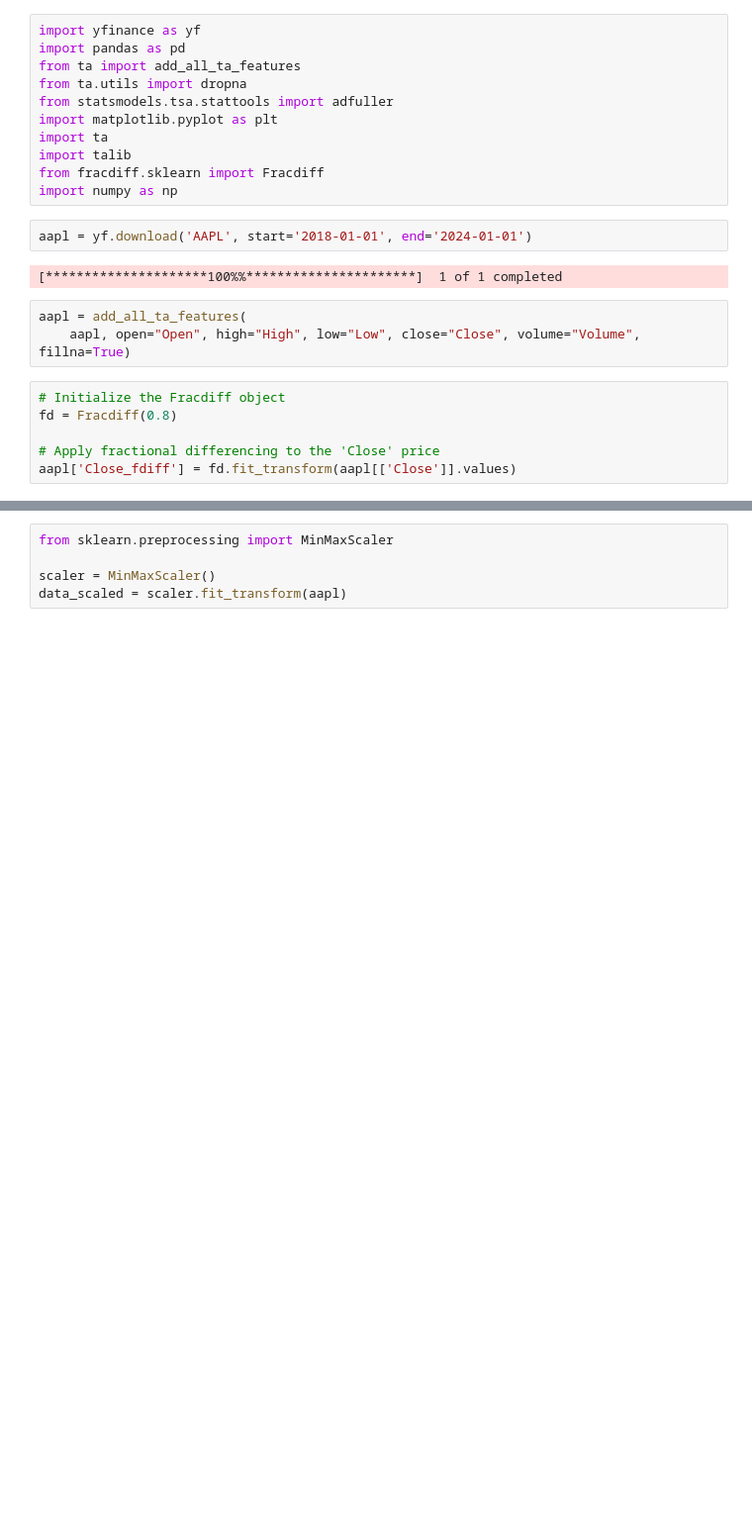
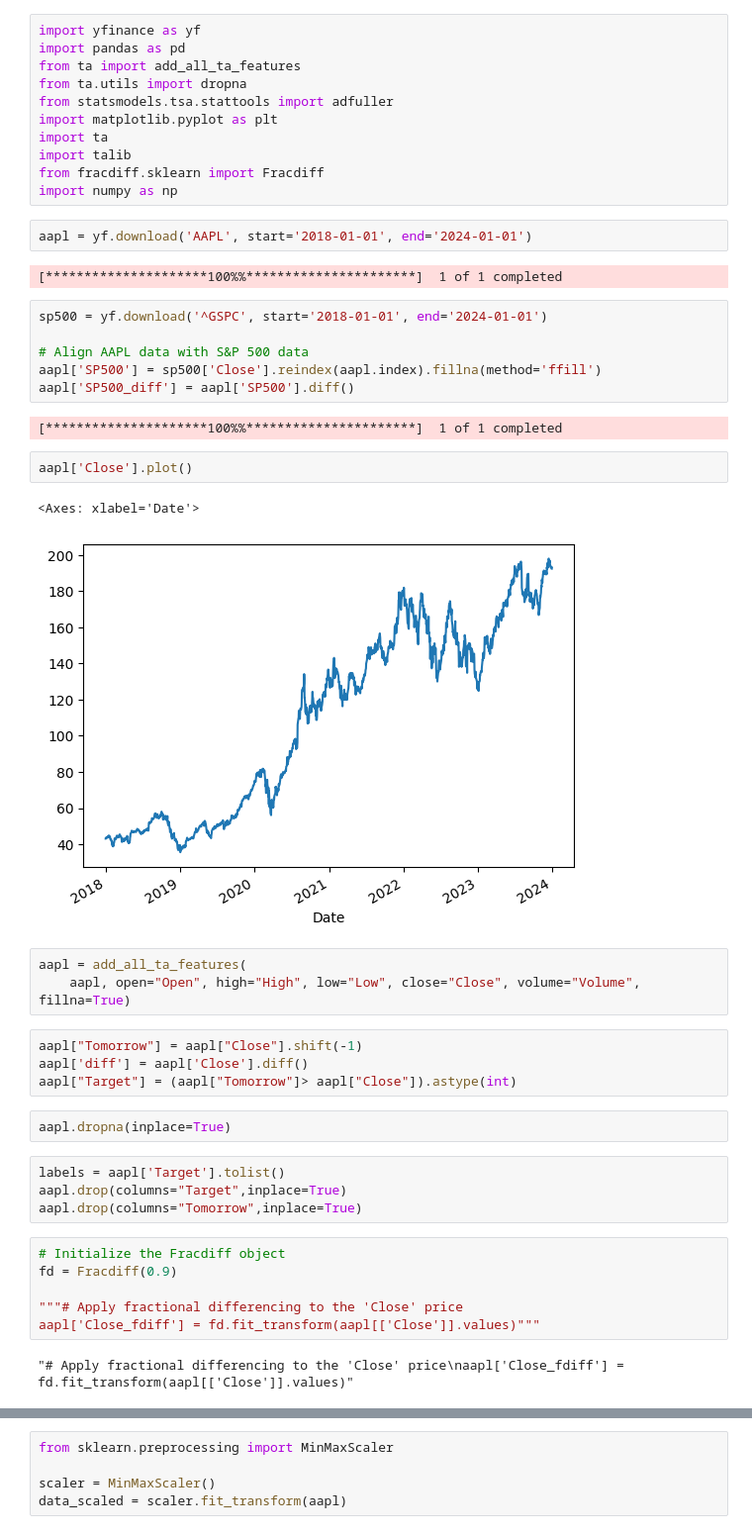
Before and after one commit to YauYiuWing/stock-direction-prediction, a Jupyter notebook: backbone.ipynb, the cells around one changed output, grey strips where cells are left out. Shown at 99% size. Saved outputs shown, nothing was run; the diff lists cells and outputs as text; blank space fills up the shorter version.

```diff
--- a/backbone.ipynb
+++ b/backbone.ipynb
@@ -13,12 +13,37 @@ import numpy as np
 aapl = yf.download('AAPL', start='2018-01-01', end='2024-01-01')
 # %% [output]
 [*********************100%%**********************]  1 of 1 completed
+# %%
+sp500 = yf.download('^GSPC', start='2018-01-01', end='2024-01-01')
+
+# Align AAPL data with S&P 500 data
+aapl['SP500'] = sp500['Close'].reindex(aapl.index).fillna(method='ffill')
+aapl['SP500_diff'] = aapl['SP500'].diff()
+# %% [output]
+[*********************100%%**********************]  1 of 1 completed
+# %%
+aapl['Close'].plot()
+# %% [output]
+<Axes: xlabel='Date'>
+[figure, added]
 # %%
 aapl = add_all_ta_features(
     aapl, open="Open", high="High", low="Low", close="Close", volume="Volume", fillna=True)
+# %%
+aapl["Tomorrow"] = aapl["Close"].shift(-1)
+aapl['diff'] = aapl['Close'].diff()
+aapl["Target"] = (aapl["Tomorrow"]> aapl["Close"]).astype(int)
+# %%
+aapl.dropna(inplace=True)
+# %%
+labels = aapl['Target'].tolist()
+aapl.drop(columns="Target",inplace=True)
+aapl.drop(columns="Tomorrow",inplace=True)
 # %%
 # Initialize the Fracdiff object
-fd = Fracdiff(0.8)
+fd = Fracdiff(0.9)
 
-# Apply fractional differencing to the 'Close' price
-aapl['Close_fdiff'] = fd.fit_transform(aapl[['Close']].values)
+"""# Apply fractional differencing to the 'Close' price
+aapl['Close_fdiff'] = fd.fit_transform(aapl[['Close']].values)"""
+# %% [output]
+"# Apply fractional differencing to the 'Close' price\naapl['Close_fdiff'] = fd.fit_transform(aapl[['Close']].values)"
```
Also changed, not shown: parts of 20 cells of this notebook.
